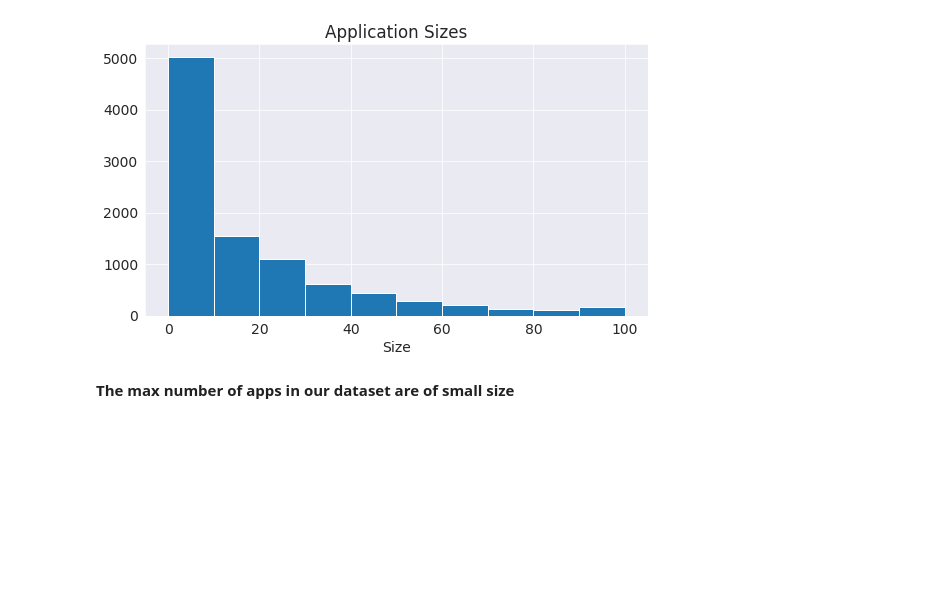
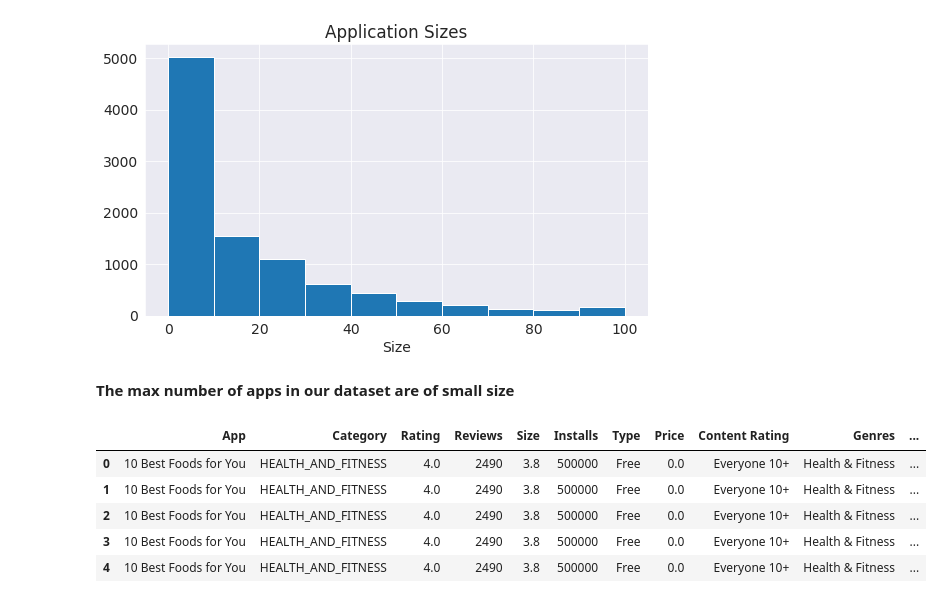
Before and after one commit to Harshalkotkar21/play_store_app_analysis, a Jupyter notebook: Play_Store_App_Review_Analysis_Capstone_Project.ipynb, the cells around one changed output. Saved outputs shown, nothing was run; the diff lists cells and outputs as text; code cells hidden in the pictures; blank space fills up the shorter version.

```diff
--- a/Play_Store_App_Review_Analysis_Capstone_Project.ipynb
+++ b/Play_Store_App_Review_Analysis_Capstone_Project.ipynb
@@ -337,0 +343,9 @@ Text(0.5, 1.0, 'Application Sizes')
+# %%
+merged_data.head()
+# %% [output]
+|  | App | Category | Rating | Reviews | Size | Installs | Type | Price | Content Rating | Genres | ... |
+| 0 | 10 Best Foods for You | HEALTH_AND_FITNESS | 4.0 | 2490 | 3.8 | 500000 | Free | 0.0 | Everyone 10+ | Health & Fitness | ... |
+| 1 | 10 Best Foods for You | HEALTH_AND_FITNESS | 4.0 | 2490 | 3.8 | 500000 | Free | 0.0 | Everyone 10+ | Health & Fitness | ... |
+| 2 | 10 Best Foods for You | HEALTH_AND_FITNESS | 4.0 | 2490 | 3.8 | 500000 | Free | 0.0 | Everyone 10+ | Health & Fitness | ... |
+| 3 | 10 Best Foods for You | HEALTH_AND_FITNESS | 4.0 | 2490 | 3.8 | 500000 | Free | 0.0 | Everyone 10+ | Health & Fitness | ... |
+| 4 | 10 Best Foods for You | HEALTH_AND_FITNESS | 4.0 | 2490 | 3.8 | 500000 | Free | 0.0 | Everyone 10+ | Health & Fitness | ... |
```
Also changed, not shown: parts of 12 cells of this notebook.
